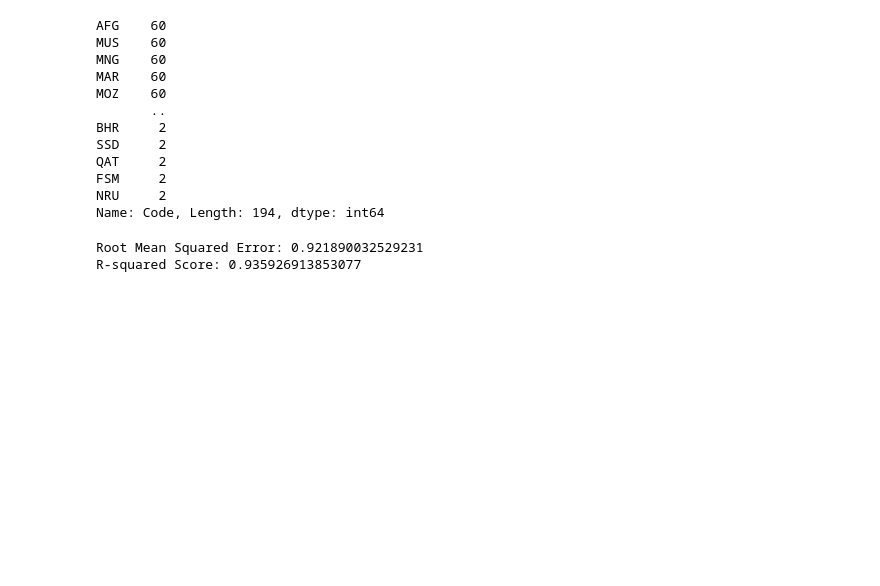
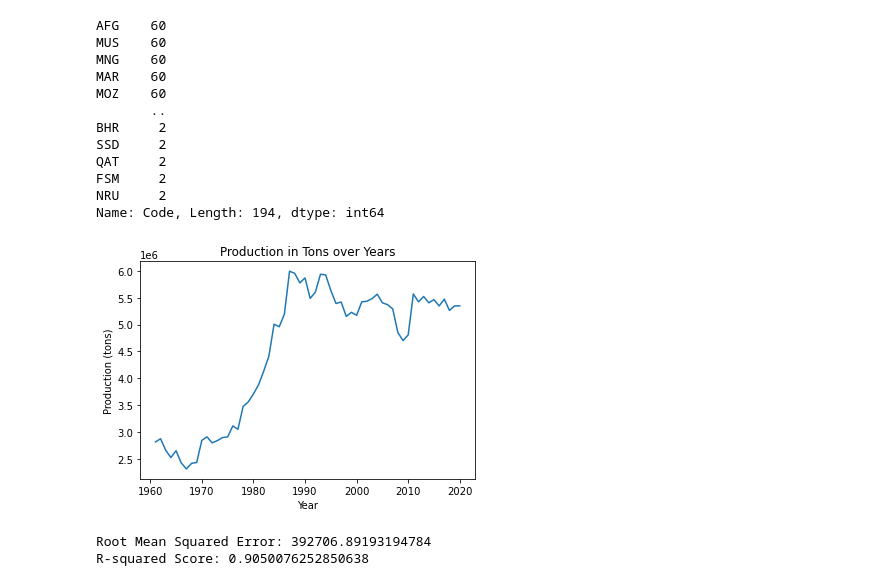
Before and after one commit to Visrael24/Dev10-Final-Assessment, a Jupyter notebook: Workspaces/Vals_workspace/global_.ipynb, the cells around one changed output. Drawn from its saved outputs; the diff is of its cells as text; code cells hidden in the pictures; blank space fills up the shorter version.

```diff
--- a/Workspaces/Vals_workspace/global_.ipynb
+++ b/Workspaces/Vals_workspace/global_.ipynb
@@ -105,9 +107,20 @@ NRU     2
 Name: Code, Length: 194, dtype: int64
 # %%
 df = df[df['Code'] == 'USA']
+# %%
+
+df_grouped = df.groupby('Year')['Production_in_tons'].sum()
+
+plt.plot(df_grouped.index, df_grouped.values)
+plt.xlabel('Year')
+plt.ylabel('Production (tons)')
+plt.title('Production in Tons over Years')
+plt.show()
+# %% [output]
+[figure, added]
 # %%
-X = df[['Production_in_tons', 'Population (historical estimates)']]
-y = df['kg_per_yr_per_capita']
+X = df[['kg_per_yr_per_capita', 'Population (historical estimates)']]
+y = df['Production_in_tons']
 X_train, X_test, y_train, y_test = train_test_split(X, y, test_size=0.2, random_state=42)
 model = LinearRegression()
 model.fit(X_train, y_train)
@@ -116,5 +129,5 @@ rmse = mean_squared_error(y_test, y_pred, squared=False)
 print('Root Mean Squared Error:', rmse)
 print('R-squared Score:', model.score(X_test, y_test))
 # %% [output]
-Root Mean Squared Error: 0.921890032529231
-R-squared Score: 0.935926913853077
+Root Mean Squared Error: 392706.89193194784
+R-squared Score: 0.9050076252850638
```
Also changed, not shown: parts of 1 cell of this notebook, 1 other file.
